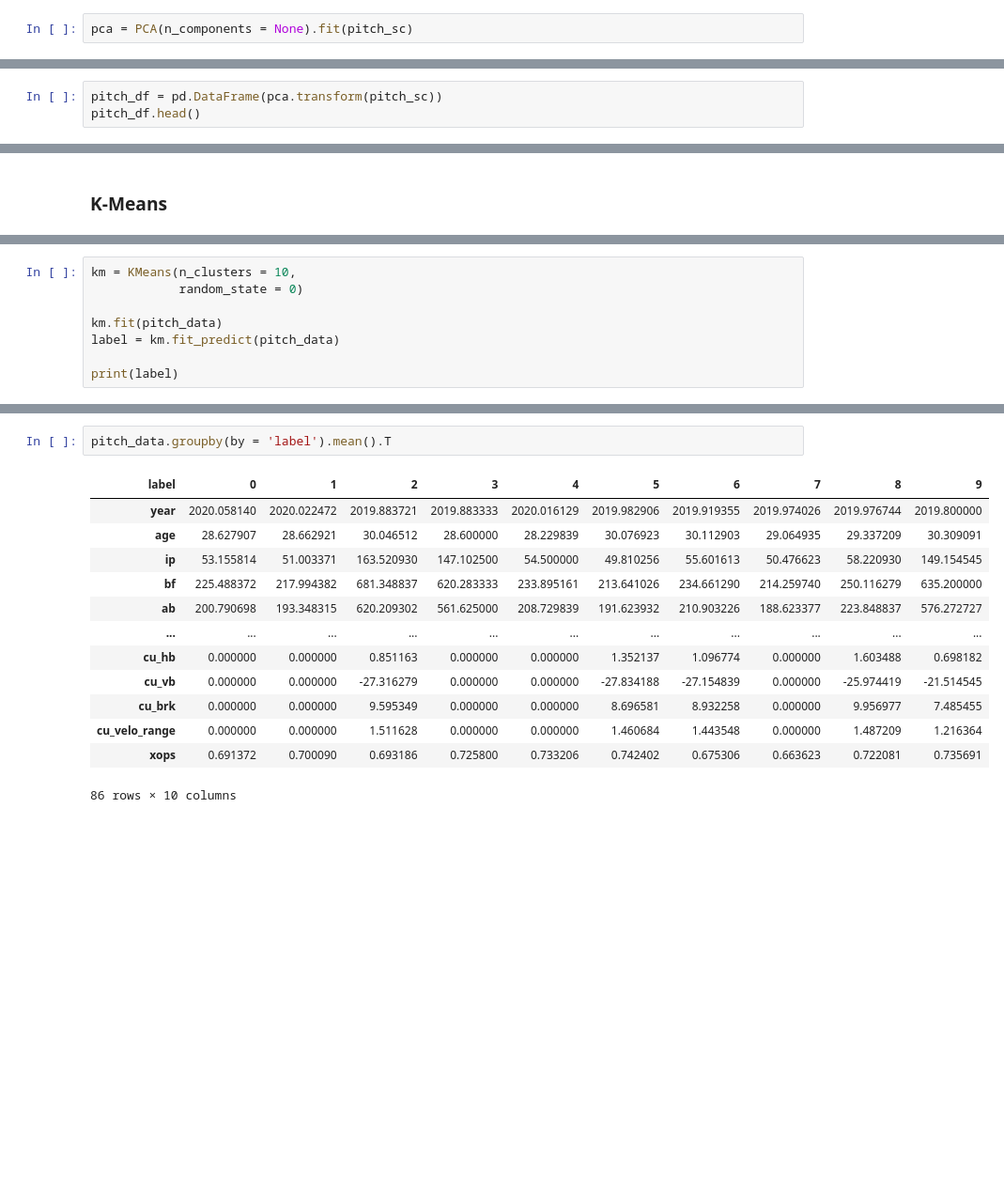
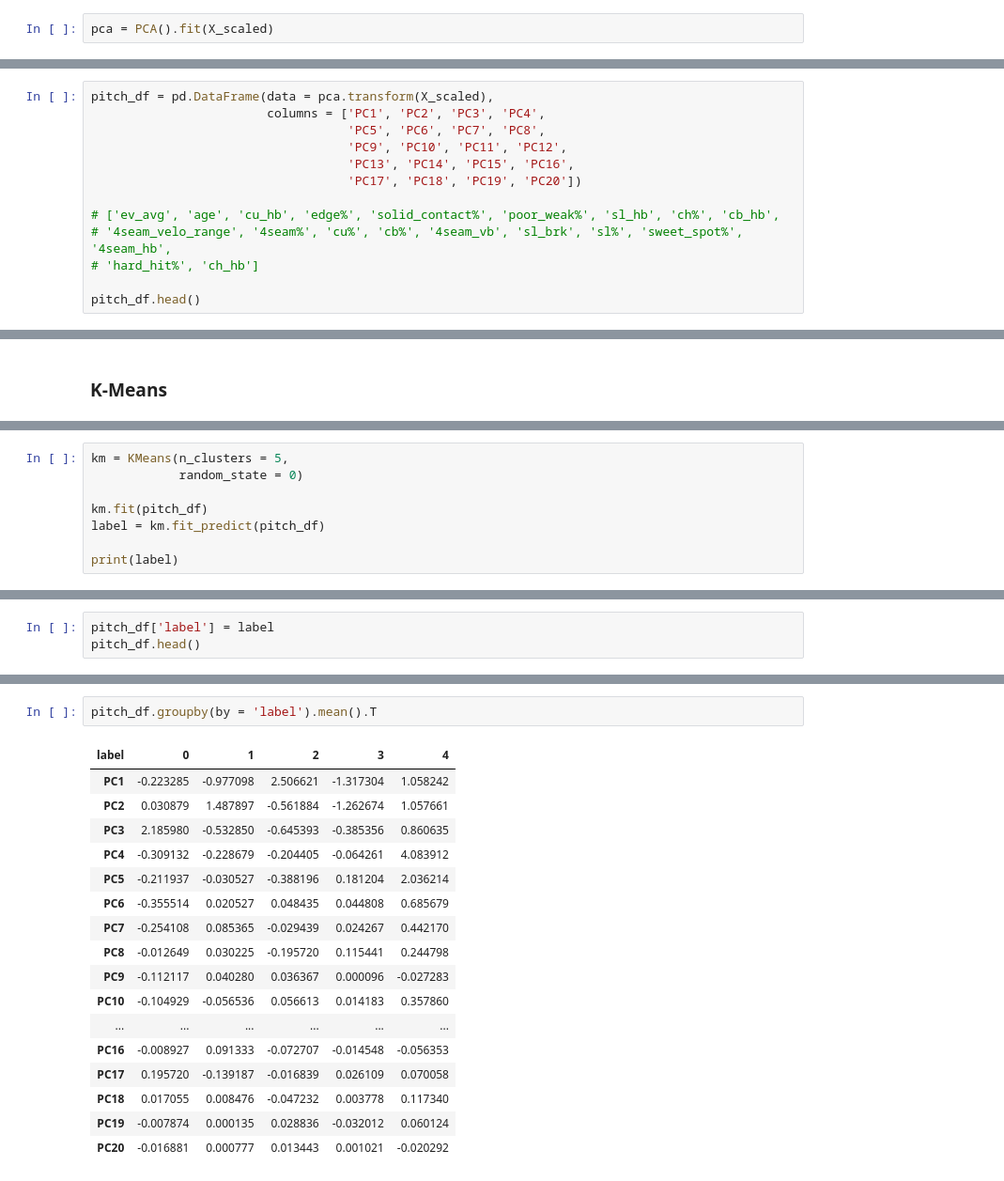
Before and after one commit to anthonyzurke/sabermetrics, a Jupyter notebook: code/pitch-modeling2.ipynb, the cells around one changed output, grey strips where cells are left out. Shown: that part at 94% size. Cells and saved outputs as stored; diff of their text form; blank space fills up the shorter version.

```diff
--- a/code/pitch-modeling2.ipynb
+++ b/code/pitch-modeling2.ipynb
@@ -80,6 +113,6 @@ pitch_sc = StandardScaler().fit_transform(features)
 # %% [markdown]
 ### PCA
 # %%
-pca = PCA(n_components = None).fit(pitch_sc)
+pca = PCA().fit(X_scaled)
 # %%
 fig, ax = plt.subplots(figsize=(8,6))
@@ -138,4 +173,14 @@ cb_hb -0.30373487098551766
 # %%
-pitch_df = pd.DataFrame(pca.transform(pitch_sc))
+pitch_df = pd.DataFrame(data = pca.transform(X_scaled),
+                        columns = ['PC1', 'PC2', 'PC3', 'PC4',
+                                   'PC5', 'PC6', 'PC7', 'PC8',
+                                   'PC9', 'PC10', 'PC11', 'PC12',
+                                   'PC13', 'PC14', 'PC15', 'PC16',
+                                   'PC17', 'PC18', 'PC19', 'PC20'])
+
+# ['ev_avg', 'age', 'cu_hb', 'edge%', 'solid_contact%', 'poor_weak%', 'sl_hb', 'ch%', 'cb_hb',
+# '4seam_velo_range', '4seam%', 'cu%', 'cb%', '4seam_vb', 'sl_brk', 'sl%', 'sweet_spot%', '4seam_hb',
+# 'hard_hit%', 'ch_hb']
+
 pitch_df.head()
 # %% [output]
@@ -241,9 +290,9 @@ ax[1].set_title('The Elbow Method using Inertia');
 # %%
-km = KMeans(n_clusters = 10,
+km = KMeans(n_clusters = 5,
             random_state = 0)
 
-km.fit(pitch_data)
-label = km.fit_predict(pitch_data)
+km.fit(pitch_df)
+label = km.fit_predict(pitch_df)
 
 print(label)
 # %% [output]
@@ -250,0 +300,3 @@ print(label)
+# %%
+pitch_df['label'] = label
+pitch_df.head()
@@ -311,16 +390,20 @@ Location of centroids:
 # %%
-pitch_data.groupby(by = 'label').mean().T
+pitch_df.groupby(by = 'label').mean().T
 # %% [output]
-| label | 0 | 1 | 2 | 3 | 4 | 5 | 6 | 7 | 8 | 9 |
-| year | 2020.058140 | 2020.022472 | 2019.883721 | 2019.883333 | 2020.016129 | 2019.982906 | 2019.919355 | 2019.974026 | 2019.976744 | 2019.800000 |
-| age | 28.627907 | 28.662921 | 30.046512 | 28.600000 | 28.229839 | 30.076923 | 30.112903 | 29.064935 | 29.337209 | 30.309091 |
-| ip | 53.155814 | 51.003371 | 163.520930 | 147.102500 | 54.500000 | 49.810256 | 55.601613 | 50.476623 | 58.220930 | 149.154545 |
-| bf | 225.488372 | 217.994382 | 681.348837 | 620.283333 | 233.895161 | 213.641026 | 234.661290 | 214.259740 | 250.116279 | 635.200000 |
-| ab | 200.790698 | 193.348315 | 620.209302 | 561.625000 | 208.729839 | 191.623932 | 210.903226 | 188.623377 | 223.848837 | 576.272727 |
-| ... | ... | ... | ... | ... | ... | ... | ... | ... | ... | ... |
-| cu_hb | 0.000000 | 0.000000 | 0.851163 | 0.000000 | 0.000000 | 1.352137 | 1.096774 | 0.000000 | 1.603488 | 0.698182 |
-| cu_vb | 0.000000 | 0.000000 | -27.316279 | 0.000000 | 0.000000 | -27.834188 | -27.154839 | 0.000000 | -25.974419 | -21.514545 |
-| cu_brk | 0.000000 | 0.000000 | 9.595349 | 0.000000 | 0.000000 | 8.696581 | 8.932258 | 0.000000 | 9.956977 | 7.485455 |
-| cu_velo_range | 0.000000 | 0.000000 | 1.511628 | 0.000000 | 0.000000 | 1.460684 | 1.443548 | 0.000000 | 1.487209 | 1.216364 |
-| xops | 0.691372 | 0.700090 | 0.693186 | 0.725800 | 0.733206 | 0.742402 | 0.675306 | 0.663623 | 0.722081 | 0.735691 |
+| label | 0 | 1 | 2 | 3 | 4 |
+| PC1 | -0.223285 | -0.977098 | 2.506621 | -1.317304 | 1.058242 |
+| PC2 | 0.030879 | 1.487897 | -0.561884 | -1.262674 | 1.057661 |
+| PC3 | 2.185980 | -0.532850 | -0.645393 | -0.385356 | 0.860635 |
+| PC4 | -0.309132 | -0.228679 | -0.204405 | -0.064261 | 4.083912 |
+| PC5 | -0.211937 | -0.030527 | -0.388196 | 0.181204 | 2.036214 |
+| PC6 | -0.355514 | 0.020527 | 0.048435 | 0.044808 | 0.685679 |
+| PC7 | -0.254108 | 0.085365 | -0.029439 | 0.024267 | 0.442170 |
+| PC8 | -0.012649 | 0.030225 | -0.195720 | 0.115441 | 0.244798 |
+| PC9 | -0.112117 | 0.040280 | 0.036367 | 0.000096 | -0.027283 |
+| PC10 | -0.104929 | -0.056536 | 0.056613 | 0.014183 | 0.357860 |
+| ... | ... | ... | ... | ... | ... |
+| PC16 | -0.008927 | 0.091333 | -0.072707 | -0.014548 | -0.056353 |
+| PC17 | 0.195720 | -0.139187 | -0.016839 | 0.026109 | 0.070058 |
+| PC18 | 0.017055 | 0.008476 | -0.047232 | 0.003778 | 0.117340 |
+| PC19 | -0.007874 | 0.000135 | 0.028836 | -0.032012 | 0.060124 |
+| PC20 | -0.016881 | 0.000777 | 0.013443 | 0.001021 | -0.020292 |
-86 rows × 10 columns
```
Also changed, not shown: parts of 27 cells of this notebook, 1 other file.
